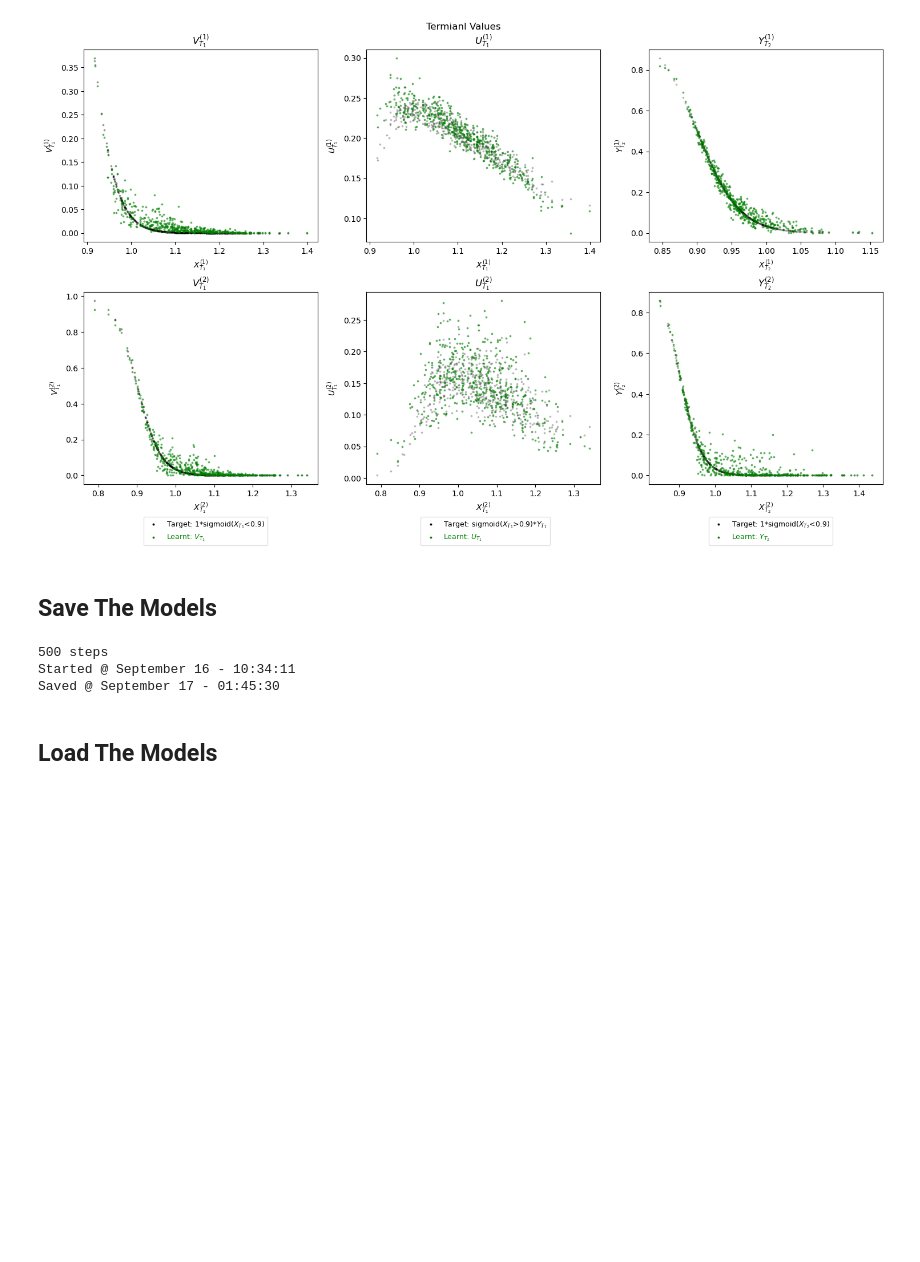
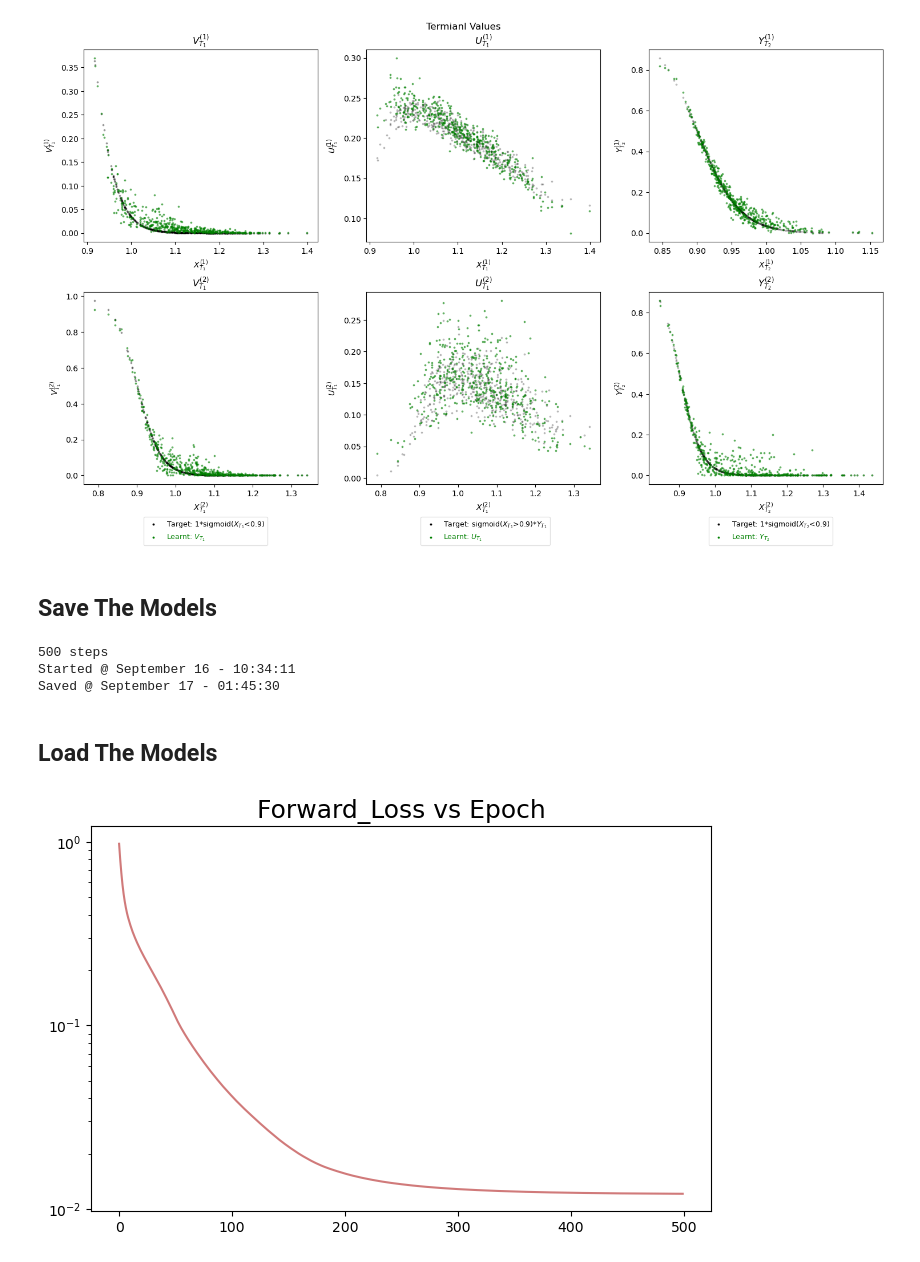
Before and after one commit to OrangeAoo/Multi-Compliance-MFG-FBSDEs, a Jupyter notebook: 2Period/Joint_Optim_2Prdx1/Adamax_clamp_sig_MSE.ipynb, the cells around one changed output. Drawn from its saved outputs; the diff is of its cells as text; code cells hidden in the pictures; blank space fills up the shorter version.

```diff
--- a/2Period/Joint_Optim_2Prdx1/Adamax_clamp_sig_MSE.ipynb
+++ b/2Period/Joint_Optim_2Prdx1/Adamax_clamp_sig_MSE.ipynb
@@ -21,12 +22,12 @@ torch.autograd.set_detect_anomaly(True)
 start_time=datetime.now().strftime('%B %d - %H:%M:%S')
 # %%
 #Global parameters
-GlobalParams1=Params(param_type='k1',target_type='sigmoid',trick='clamp',loss_type='MSELoss',delta=0.03,w=1,lr=0.0005)
+GlobalParams1=Params(param_type='k1',target_type='sigmoid',trick='clamp',loss_type='MSELoss',delta=0.03,w=0.25,lr=0.0005)
 dB1 = SampleBMIncr(GlobalParams=GlobalParams1)
 init_x1 =  Sample_Init(GlobalParams=GlobalParams1)
 init_c1= torch.zeros_like(init_x1)
 
-GlobalParams2=Params(param_type='k2',target_type='sigmoid',trick='clamp',loss_type='MSELoss',delta=0.03,w=1,lr=0.0005)
+GlobalParams2=Params(param_type='k2',target_type='sigmoid',trick='clamp',loss_type='MSELoss',delta=0.03,w=0.25,lr=0.0005)
 dB2 = SampleBMIncr(GlobalParams=GlobalParams2)   ## TODO: same dB?????
 init_x2 =  Sample_Init(GlobalParams=GlobalParams2)
 init_c2= torch.zeros_like(init_x2)
@@ -216,47 +217,49 @@ Saved @ September 17 - 01:45:30
 # %% [markdown]
 ## Load The Models
 # %%
-# # GlobalParams1=Params(param_type='k1',target_type='indicator',trick='clamp',loss_type='MSELoss',delta=0.03,K=0.9,lr=0.01)
-# # GlobalParams2=Params(param_type='k2',target_type='indicator',trick='clamp',loss_type='MSELoss',delta=0.03,K=0.9,lr=0.01)
-# models1=Main_Models(GlobalParams=GlobalParams1)
-# models2=Main_Models(GlobalParams=GlobalParams2)
-# path_dir=pathlib.Path(os.getcwd(),
-#                       "Results",
-#                       "Best Models Saved",
-#                       'sigmoid_sig_0.0005lr_0.03delta_500steps_MSE_0.25w')
-# path1=pathlib.Path(path_dir,'pop1.pt')
-# path2=pathlib.Path(path_dir,'pop2.pt')
-# model_dict1=models1.load_entire_models(path=path1,overwrite=True)
-# model_dict2=models2.load_entire_models(path=path2,overwrite=True)
+# GlobalParams1=Params(param_type='k1',target_type='indicator',trick='clamp',loss_type='MSELoss',delta=0.03,K=0.9,lr=0.01)
+# GlobalParams2=Params(param_type='k2',target_type='indicator',trick='clamp',loss_type='MSELoss',delta=0.03,K=0.9,lr=0.01)
+models1=Main_Models(GlobalParams=GlobalParams1)
+models2=Main_Models(GlobalParams=GlobalParams2)
+path_dir=pathlib.Path(os.getcwd(),
+                      "Results",
+                      "Best Models Saved",
+                      'sigmoid_sig_0.0005lr_0.03delta_500steps_MSE_0.25w')
+path1=pathlib.Path(path_dir,'pop1.pt')
+path2=pathlib.Path(path_dir,'pop2.pt')
+model_dict1=models1.load_entire_models(path=path1,overwrite=True)
+model_dict2=models2.load_entire_models(path=path2,overwrite=True)
 
-# dB1=model_dict1['dB']
-# init_x1=model_dict1['init_x']
-# init_c1=model_dict1['init_c']
-# pop1_dict= {'dB':dB1,
-#             'init_x':init_x1,
-#             'init_c':init_c1,
-#             'GlobalParams':GlobalParams1,
-#             'main_models':models1}
+dB1=model_dict1['dB']
+init_x1=model_dict1['init_x']
+init_c1=model_dict1['init_c']
+pop1_dict= {'dB':dB1,
+            'init_x':init_x1,
+            'init_c':init_c1,
+            'GlobalParams':GlobalParams1,
+            'main_models':models1}
 
-# dB2=model_dict2['dB']
-# init_x2=model_dict2['init_x']
-# init_c2=model_dict2['init_c']
+dB2=model_dict2['dB']
+init_x2=model_dict2['init_x']
+init_c2=model_dict2['init_c']
 
-# pop2_dict= {'dB':dB2,
-#             'init_x':init_x2 ,
-#             'init_c':init_c2 ,
-#             'GlobalParams':GlobalParams2,
-#             'main_models':models2}
-# dt=GlobalParams1.dt
-# NT1=GlobalParams1.NT1
-# NT2=GlobalParams1.NT2
-# NumTrain=GlobalParams1.NumTrain
-# K=GlobalParams1.K
-# loss=models1.loss
+pop2_dict= {'dB':dB2,
+            'init_x':init_x2 ,
+            'init_c':init_c2 ,
+            'GlobalParams':GlobalParams2,
+            'main_models':models2}
+dt=GlobalParams1.dt
+NT1=GlobalParams1.NT1
+NT2=GlobalParams1.NT2
+NumTrain=GlobalParams1.NumTrain
+K=GlobalParams1.K
+loss=models1.loss
 
-# plot=plot_results(pop1_dict=pop1_dict, pop2_dict=pop2_dict, loss=loss)
-# plot.FwdLoss(log=True)
-# plot.Inventory_And_Price()
-# plot.Decomposition_Inventory()
-# plot.Key_Processes()
-# plot.Terminal_Convergence()
+plot=plot_results(pop1_dict=pop1_dict, pop2_dict=pop2_dict, loss=loss)
+plot.FwdLoss(log=True)
+plot.Inventory_And_Price()
+plot.Decomposition_Inventory()
+plot.Key_Processes()
+plot.Terminal_Convergence()
+# %% [output]
+[figure, added]
```
Also changed, not shown: parts of 3 cells of this notebook, 17 other files.
